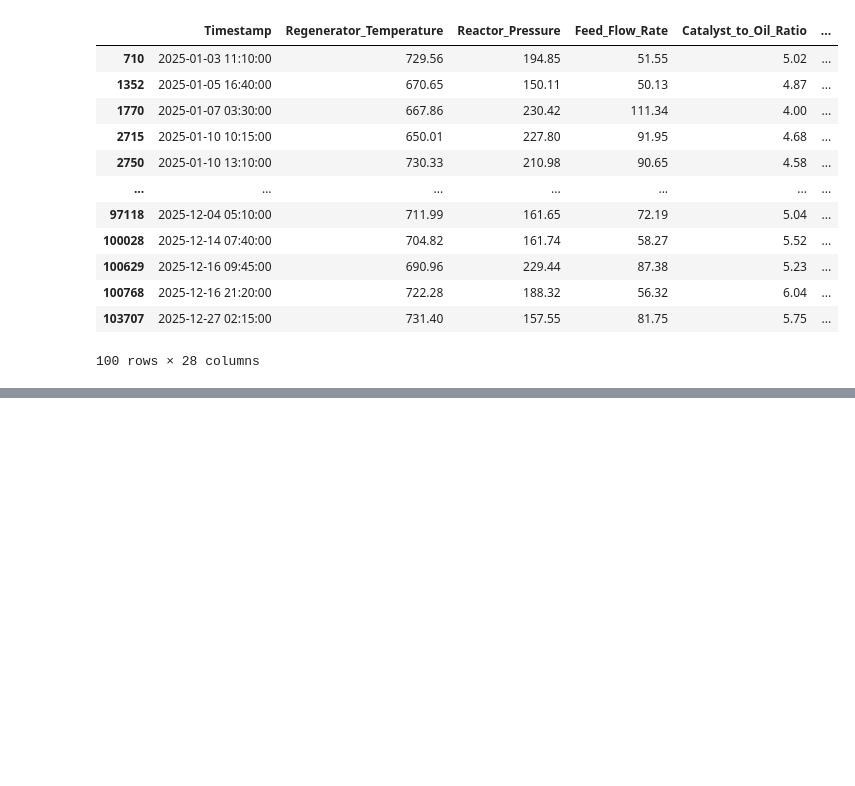
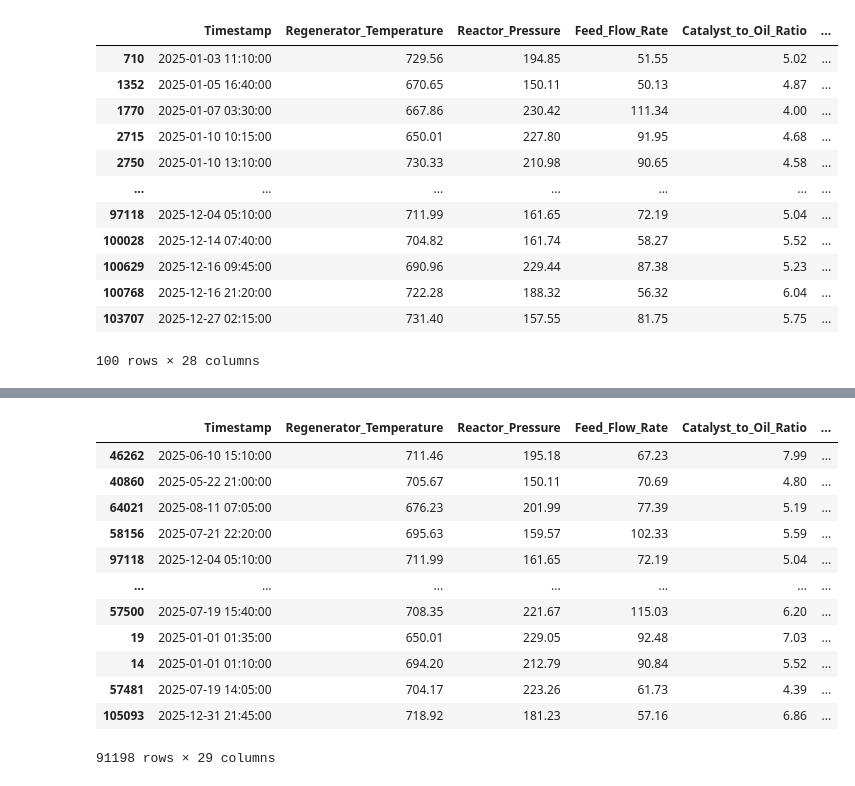
Before and after one commit to gjmelief/fcc-process-analysis, a Jupyter notebook: notebooks/02_pandas_process_health_check.ipynb, the cells around one changed output, grey strips where cells are left out. Cells and saved outputs as stored; diff of their text form; code cells hidden in the pictures; blank space fills up the shorter version.

Commit message:
feat: Add ranking of the Product Yield to the notebook

```diff
--- a/notebooks/02_pandas_process_health_check.ipynb
+++ b/notebooks/02_pandas_process_health_check.ipynb
@@ -174,0 +181,17 @@ df_normal_max_yield.sort_values(by=['Timestamp'])
+# %%
+df_normal['Yield_Rank'] = df_normal['Product_Yield'].rank(ascending=False)
+df_normal.sort_values(by='Yield_Rank')
+# %% [output]
+|  | Timestamp | Regenerator_Temperature | Reactor_Pressure | Feed_Flow_Rate | Catalyst_to_Oil_Ratio | ... |
+| 46262 | 2025-06-10 15:10:00 | 711.46 | 195.18 | 67.23 | 7.99 | ... |
+| 40860 | 2025-05-22 21:00:00 | 705.67 | 150.11 | 70.69 | 4.80 | ... |
+| 64021 | 2025-08-11 07:05:00 | 676.23 | 201.99 | 77.39 | 5.19 | ... |
+| 58156 | 2025-07-21 22:20:00 | 695.63 | 159.57 | 102.33 | 5.59 | ... |
+| 97118 | 2025-12-04 05:10:00 | 711.99 | 161.65 | 72.19 | 5.04 | ... |
+| ... | ... | ... | ... | ... | ... | ... |
+| 57500 | 2025-07-19 15:40:00 | 708.35 | 221.67 | 115.03 | 6.20 | ... |
+| 19 | 2025-01-01 01:35:00 | 650.01 | 229.05 | 92.48 | 7.03 | ... |
+| 14 | 2025-01-01 01:10:00 | 694.20 | 212.79 | 90.84 | 5.52 | ... |
+| 57481 | 2025-07-19 14:05:00 | 704.17 | 223.26 | 61.73 | 4.39 | ... |
+| 105093 | 2025-12-31 21:45:00 | 718.92 | 181.23 | 57.16 | 6.86 | ... |
+91198 rows × 29 columns
```
Also changed, not shown: parts of 5 cells of this notebook.
